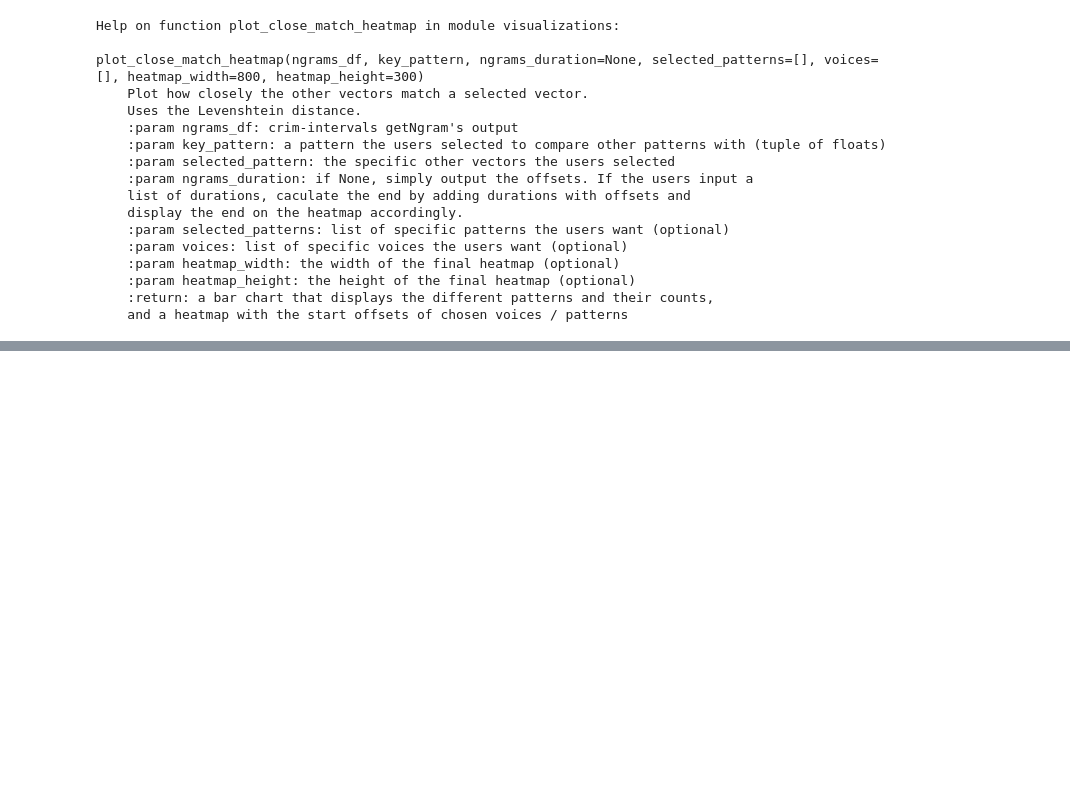
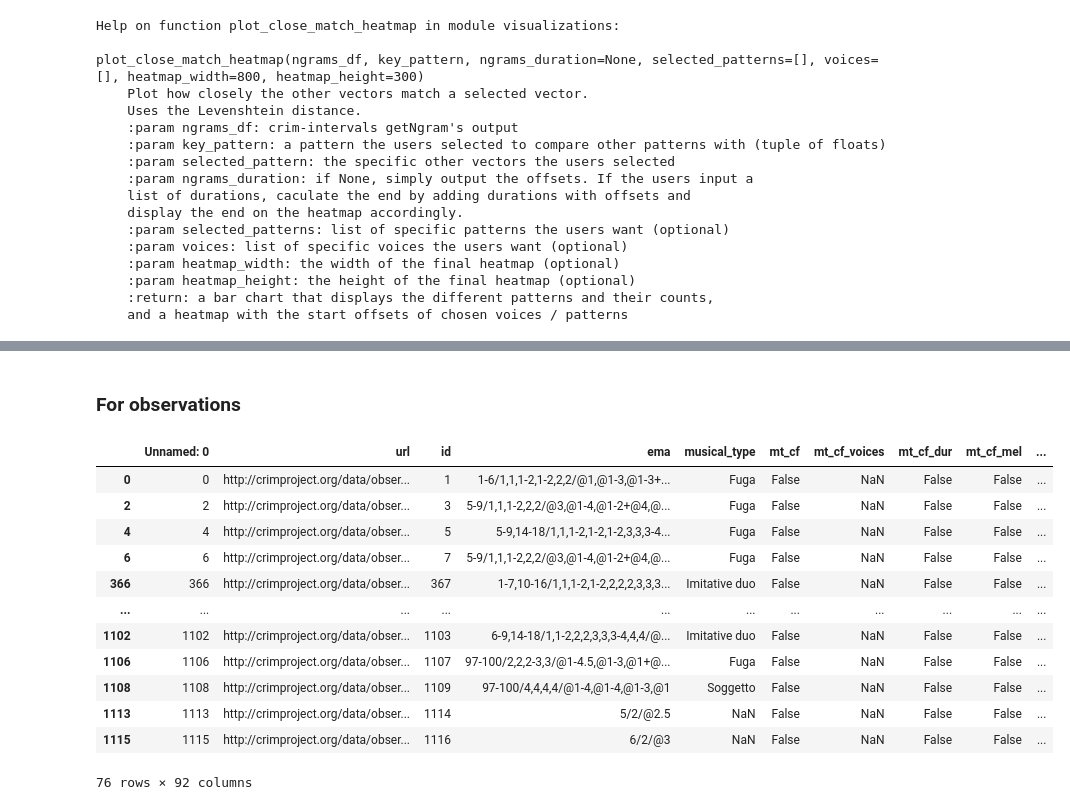
Before and after one commit to trangdang168/CRIM_Intervals_Notebooks, a Jupyter notebook: Trang_CRIM_Intervals_Morgan.ipynb, the cells around one changed output, grey strips where cells are left out. Cells and saved outputs as stored; diff of their text form; code cells hidden in the pictures; blank space fills up the shorter version.

```diff
--- a/Trang_CRIM_Intervals_Morgan.ipynb
+++ b/Trang_CRIM_Intervals_Morgan.ipynb
@@ -216,3 +218,5 @@ viz.plot_relationship_heatmap(df_relationships_test, 'model_observation.ema', ca
                               heat_map_height=300)
 # %% [output]
 [interactive output not drawn]
+# %% [markdown]
+### For observations
@@ -218,0 +227,18 @@ viz.plot_relationship_heatmap(df_relationships_test, 'model_observation.ema', ca
+# %%
+df_observations = pd.read_csv('../CRIM_Intervals_Notebooks/observations.csv')
+df_observations_test = df_observations[df_observations['piece.piece_id'] == 'CRIM_Model_0011'].copy()
+df_observations_test
+# %% [output]
+|  | Unnamed: 0 | url | id | ema | musical_type | mt_cf | mt_cf_voices | mt_cf_dur | mt_cf_mel | ... |
+| 0 | 0 | http://crimproject.org/data/obser... | 1 | 1-6/1,1,1-2,1-2,2,2/@1,@1-3,@1-3+... | Fuga | False | NaN | False | False | ... |
+| 2 | 2 | http://crimproject.org/data/obser... | 3 | 5-9/1,1,1-2,2,2/@3,@1-4,@1-2+@4,@... | Fuga | False | NaN | False | False | ... |
+| 4 | 4 | http://crimproject.org/data/obser... | 5 | 5-9,14-18/1,1,1-2,1-2,1-2,3,3,3-4... | Fuga | False | NaN | False | False | ... |
+| 6 | 6 | http://crimproject.org/data/obser... | 7 | 5-9/1,1,1-2,2,2/@3,@1-4,@1-2+@4,@... | Fuga | False | NaN | False | False | ... |
+| 366 | 366 | http://crimproject.org/data/obser... | 367 | 1-7,10-16/1,1,1-2,1-2,2,2,2,3,3,3... | Imitative duo | False | NaN | False | False | ... |
+| ... | ... | ... | ... | ... | ... | ... | ... | ... | ... | ... |
+| 1102 | 1102 | http://crimproject.org/data/obser... | 1103 | 6-9,14-18/1,1-2,2,2,3,3,3-4,4,4/@... | Imitative duo | False | NaN | False | False | ... |
+| 1106 | 1106 | http://crimproject.org/data/obser... | 1107 | 97-100/2,2,2-3,3/@1-4.5,@1-3,@1+@... | Fuga | False | NaN | False | False | ... |
+| 1108 | 1108 | http://crimproject.org/data/obser... | 1109 | 97-100/4,4,4,4/@1-4,@1-4,@1-3,@1 | Soggetto | False | NaN | False | False | ... |
+| 1113 | 1113 | http://crimproject.org/data/obser... | 1114 | 5/2/@2.5 | NaN | False | NaN | False | False | ... |
+| 1115 | 1115 | http://crimproject.org/data/obser... | 1116 | 6/2/@3 | NaN | False | NaN | False | False | ... |
+76 rows × 92 columns
```
Also changed, not shown: parts of 9 cells of this notebook, 2 other files.
